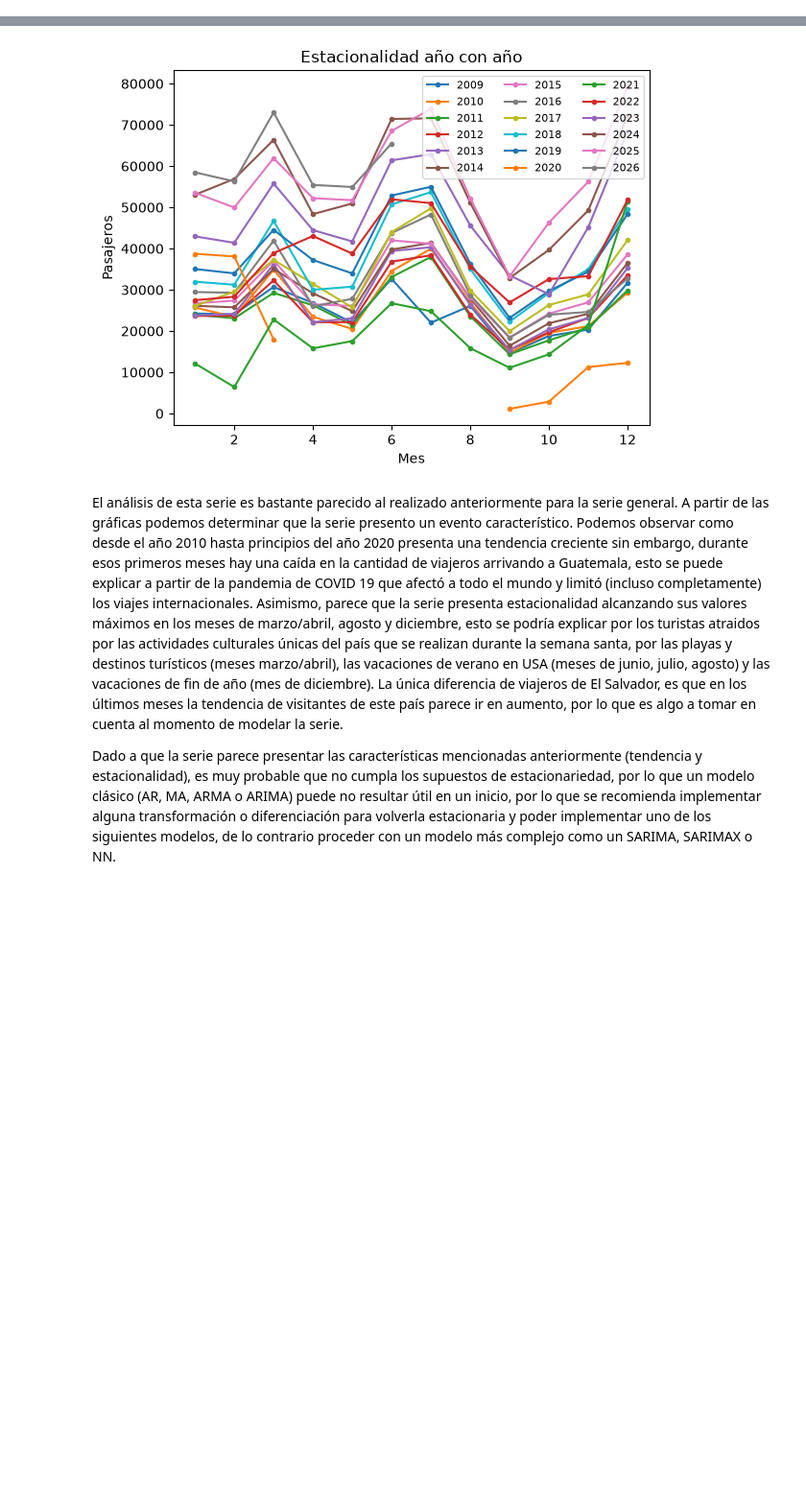
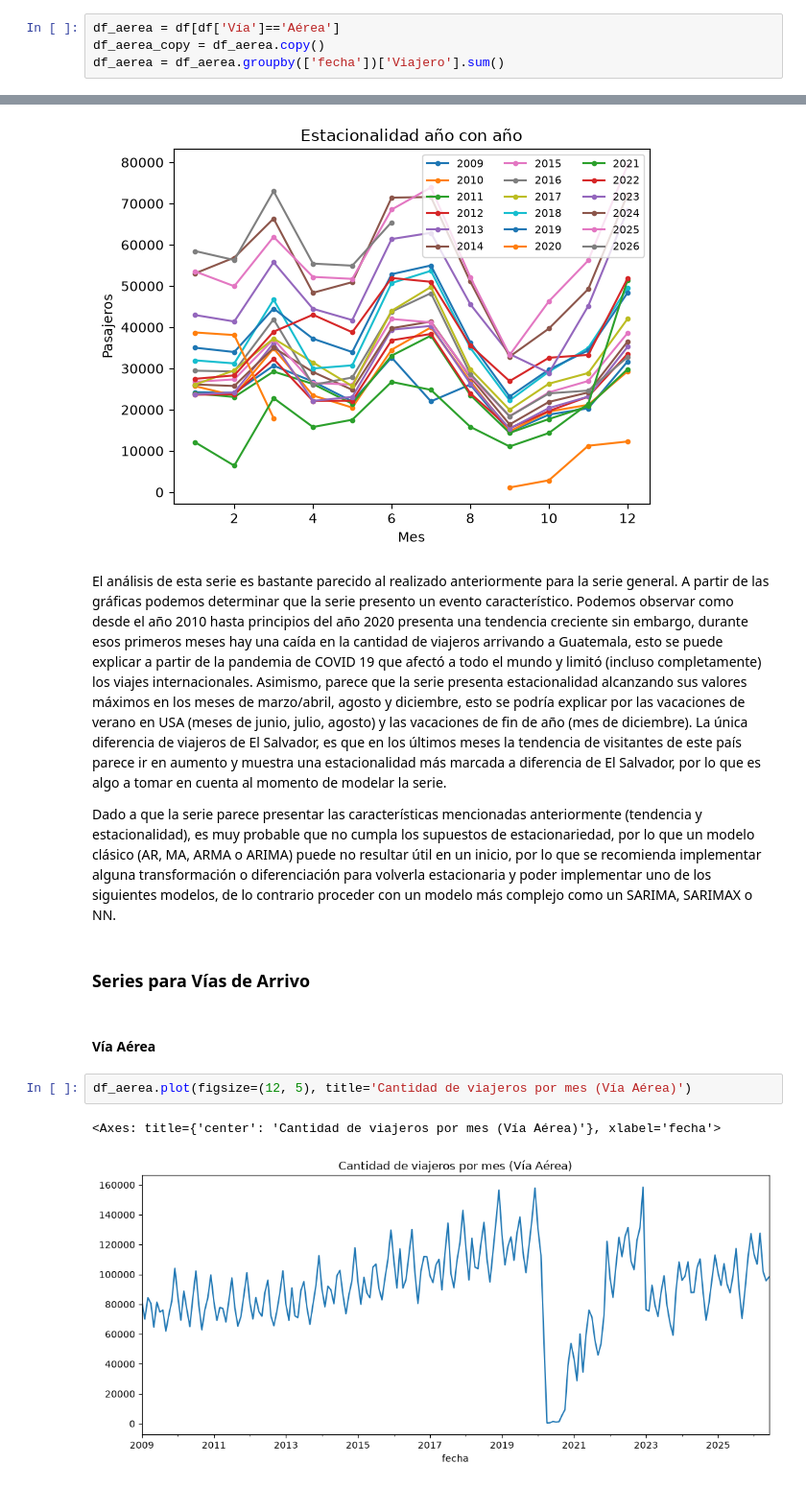
Before and after one commit to rodrigoajmac/CC3084_Laboratorio_1, a Jupyter notebook: Notebooks/02_Analysis_TimeSeries.ipynb, the cells around one changed output, grey strips where cells are left out. Shown at 96% size. Saved outputs shown, nothing was run; the diff lists cells and outputs as text; blank space fills up the shorter version.

Commit message:
Actualizar Analisis de Series de Tiempo
Se agregaron las series de tiempo faltantes y se realizó el mismo análisis

```diff
--- a/Notebooks/Analysis_TimeSeries.ipynb
+++ b/Notebooks/02_Analysis_TimeSeries.ipynb
@@ -142,0 +147,4 @@ Name: Viajero, dtype: int64
+# %%
+df_aerea = df[df['Vía']=='Aérea']
+df_aerea_copy = df_aerea.copy()
+df_aerea = df_aerea.groupby(['fecha'])['Viajero'].sum()
@@ -332,6 +432,15 @@ plt.legend(ncol=3, fontsize=8); plt.show()
 # %% [output]
 [figure]
 # %% [markdown]
-El análisis de esta serie es bastante parecido al realizado anteriormente para la serie general. A partir de las gráficas podemos determinar que la serie presento un evento característico. Podemos observar como desde el año 2010 hasta principios del año 2020 presenta una tendencia creciente sin embargo, durante esos primeros meses hay una caída en la cantidad de viajeros arrivando a Guatemala, esto se puede explicar a partir de la pandemia de COVID 19 que afectó a todo el mundo y limitó (incluso completamente) los viajes internacionales. Asimismo, parece que la serie presenta estacionalidad alcanzando sus valores máximos en los meses de marzo/abril, agosto y diciembre, esto se podría explicar por los turistas atraidos por las actividades culturales únicas del país que se realizan durante la semana santa, por las playas y destinos turísticos (meses marzo/abril), las vacaciones de verano en USA (meses de junio, julio, agosto) y las vacaciones de fin de año (mes de diciembre). La única diferencia de viajeros de El Salvador, es que en los últimos meses la tendencia de visitantes de este país parece ir en aumento, por lo que es algo a tomar en cuenta al momento de modelar la serie.
+El análisis de esta serie es bastante parecido al realizado anteriormente para la serie general. A partir de las gráficas podemos determinar que la serie presento un evento característico. Podemos observar como desde el año 2010 hasta principios del año 2020 presenta una tendencia creciente sin embargo, durante esos primeros meses hay una caída en la cantidad de viajeros arrivando a Guatemala, esto se puede explicar a partir de la pandemia de COVID 19 que afectó a todo el mundo y limitó (incluso completamente) los viajes internacionales. Asimismo, parece que la serie presenta estacionalidad alcanzando sus valores máximos en los meses de marzo/abril, agosto y diciembre, esto se podría explicar por las vacaciones de verano en USA (meses de junio, julio, agosto) y las vacaciones de fin de año (mes de diciembre). La única diferencia de viajeros de El Salvador, es que en los últimos meses la tendencia de visitantes de este país parece ir en aumento y muestra una estacionalidad más marcada a diferencia de El Salvador, por lo que es algo a tomar en cuenta al momento de modelar la serie.
 
 Dado a que la serie parece presentar las características mencionadas anteriormente (tendencia y estacionalidad), es muy probable que no cumpla los supuestos de estacionariedad, por lo que un modelo clásico (AR, MA, ARMA o ARIMA) puede no resultar útil en un inicio, por lo que se recomienda implementar alguna transformación o diferenciación para volverla estacionaria y poder implementar uno de los siguientes modelos, de lo contrario proceder con un modelo más complejo como un SARIMA, SARIMAX o NN.
+# %% [markdown]
+### Series para Vías de Arrivo
+# %% [markdown]
+#### Vía Aérea
+# %%
+df_aerea.plot(figsize=(12, 5), title='Cantidad de viajeros por mes (Vía Aérea)')
+# %% [output]
+<Axes: title={'center': 'Cantidad de viajeros por mes (Vía Aérea)'}, xlabel='fecha'>
+[figure, added]
```
Also changed, not shown: parts of 26 cells of this notebook.
